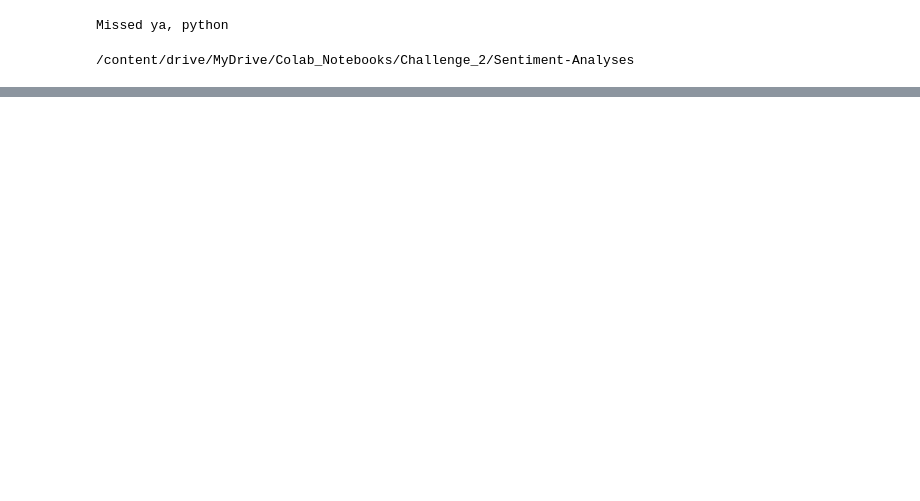
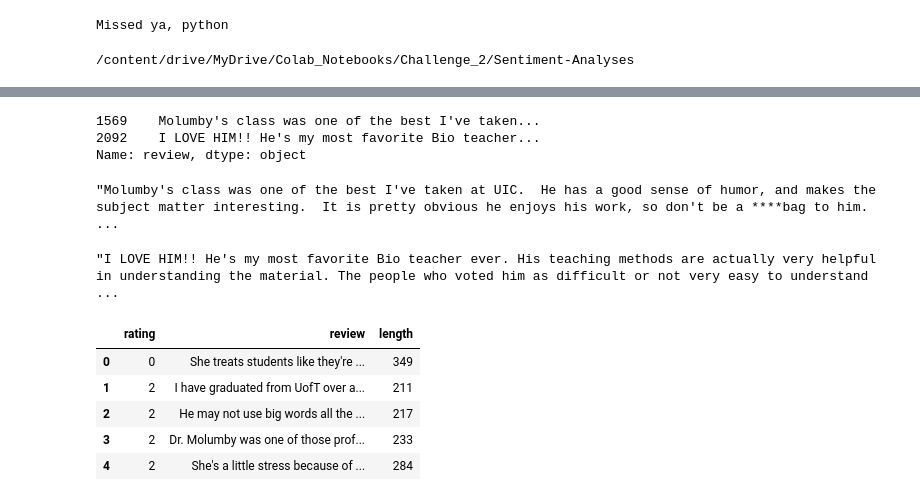
Before and after one commit to Murtaza-Kazmi/Sentiment-Analysis-, a Jupyter notebook: Project_file.ipynb, the cells around one changed output, grey strips where cells are left out. Drawn from its saved outputs; the diff is of its cells as text; code cells hidden in the pictures; blank space fills up the shorter version.

```diff
--- a/Project_file.ipynb
+++ b/Project_file.ipynb
@@ -58,0 +237,15 @@ df.head(10)
+# %%
+#Reviews with length greater than 500
+df['review'][df['review'].apply(len) > 500]
+# %% [output]
+1569    Molumby's class was one of the best I've taken...
+2092    I LOVE HIM!! He's my most favorite Bio teacher...
+Name: review, dtype: object
+# %%
+df['review'].iloc[1569]
+# %% [output]
+"Molumby's class was one of the best I've taken at UIC.  He has a good sense of humor, and makes the subject matter interesting.  It is pretty obvious he enjoys his work, so don't be a ****bag to him. ...
+# %%
+df['review'].iloc[2092]
+# %% [output]
+"I LOVE HIM!! He's my most favorite Bio teacher ever. His teaching methods are actually very helpful in understanding the material. The people who voted him as difficult or not very easy to understand ...
@@ -58,0 +256,9 @@ df.head(10)
+# %%
+df.head()
+# %% [output]
+|  | rating | review | length |
+| 0 | 0 | She treats students like they're ... | 349 |
+| 1 | 2 | I have graduated from UofT over a... | 211 |
+| 2 | 2 | He may not use big words all the ... | 217 |
+| 3 | 2 | Dr. Molumby was one of those prof... | 233 |
+| 4 | 2 | She's a little stress because of ... | 284 |
```
Also changed, not shown: parts of 28 cells of this notebook.
